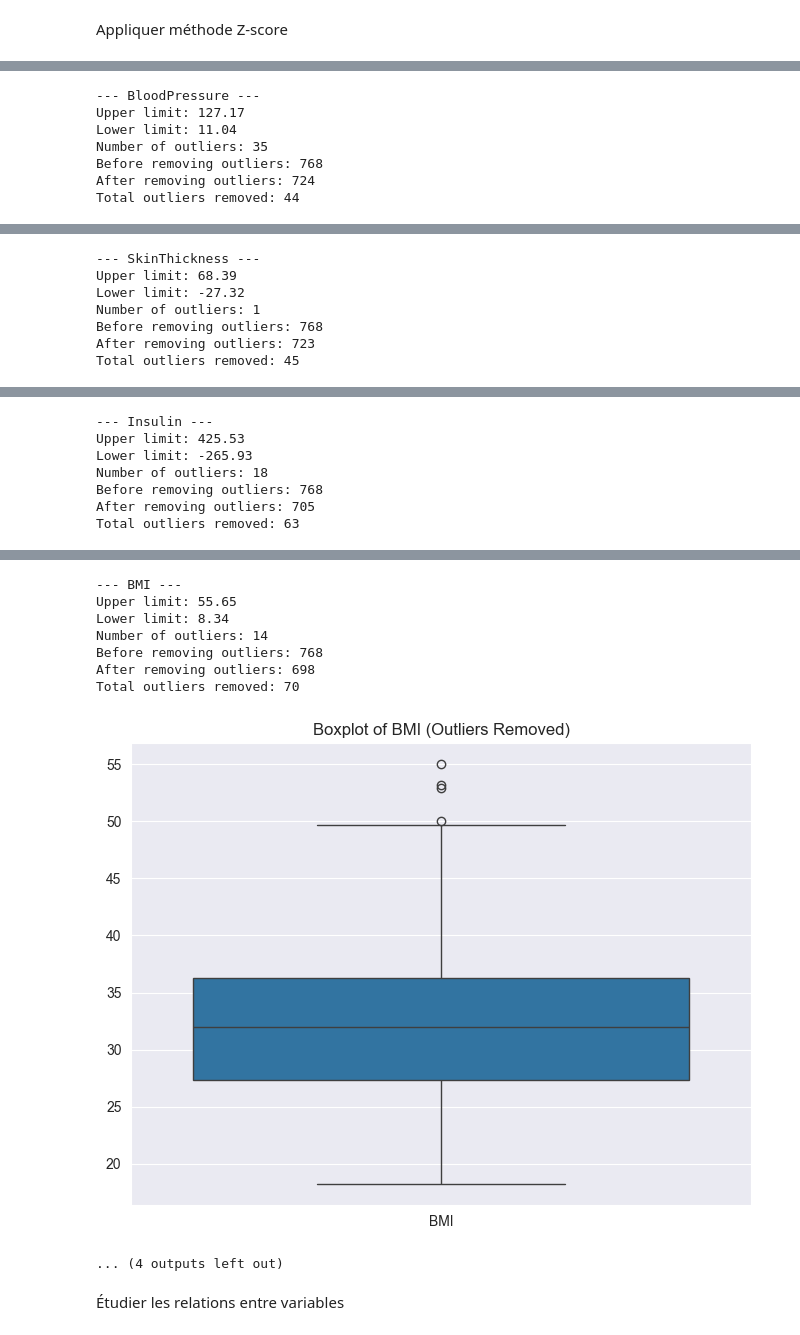
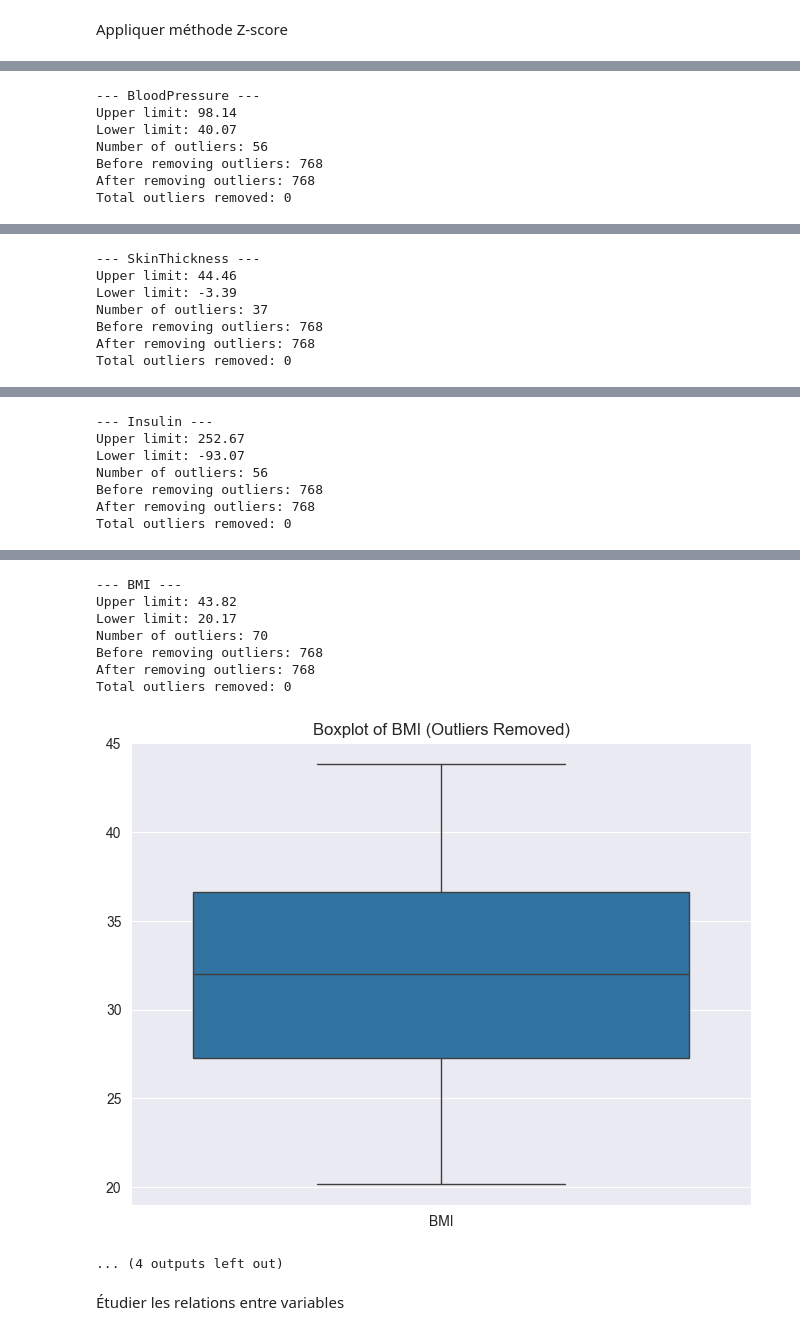
Before and after one commit to YounessBoumeshouli/Analyse_et_Pr-diction_du_Risque_de_Diab-te, a Jupyter notebook: main.ipynb, the cells around one changed output, grey strips where cells are left out. Drawn from its saved outputs; the diff is of its cells as text; code cells hidden in the pictures.

```diff
--- a/main.ipynb
+++ b/main.ipynb
@@ -224,12 +224,3 @@ dtype: int64
  ## Détecter outliers avec boîte à moustaches
 # %% [markdown]
 Appliquer méthode IQR pour détecter outliers
-# %%
-IQRs = {}
-for col in df_imputed.columns:
-    Q1 = df[col].quantile(0.25)
-    Q3 = df[col].quantile(0.75)
-    IQR = Q3 - Q1
-    outliers = df[(df[col] < Q1 - 3*IQR) | (df[col] > Q3 + 3*IQR)]
-    print(f'Outliers dans {col}:')
-    print(outliers[[col]])
@@ -254,8 +226,0 @@ Index: []
-# %%
-import seaborn
-
-for col in df_imputed.columns:
-    plt.figure(figsize=(3,2))
-    sns.boxplot(x=df[col])
-    plt.title(f'Boxplot of {col}')
-    plt.show()
@@ -277,14 +233,15 @@ import matplotlib.pyplot as plt
 df_cleaned = df_imputed.copy()
 
 for col in df_imputed.columns:
-    upper_limit = df_imputed[col].mean() + 3 * df_imputed[col].std()
-    lower_limit = df_imputed[col].mean() - 3 * df_imputed[col].std()
+    upper_limit = df_imputed[col].mean() + 1.5 * df_imputed[col].std()
+    lower_limit = df_imputed[col].mean() - 1.5 * df_imputed[col].std()
     print(f'\n--- {col} ---')
     print(f'Upper limit: {upper_limit:.2f}')
     print(f'Lower limit: {lower_limit:.2f}')
     outliers = df_imputed.loc[(df_imputed[col] > upper_limit) | (df_imputed[col] < lower_limit)]
     print(f'Number of outliers: {len(outliers)}')
-    df_cleaned = df_cleaned.loc[(df_cleaned[col] <= upper_limit) & (df_cleaned[col] >= lower_limit)]
+    df_cleaned[col] = np.clip(df_cleaned[col], lower_limit, upper_limit)
+    # df_cleaned = df_cleaned.loc[(df_cleaned[col] <= upper_limit) & (df_cleaned[col] >= lower_limit)]
     print(f'Before removing outliers: {len(df_imputed)}')
     print(f'After removing outliers: {len(df_cleaned)}')
     print(f'Total outliers removed: {len(df_imputed) - len(df_cleaned)}')
@@ -312,7 +269,7 @@ Total outliers removed: 9
 --- BloodPressure ---
-Upper limit: 127.17
-Lower limit: 11.04
-Number of outliers: 35
+Upper limit: 98.14
+Lower limit: 40.07
+Number of outliers: 56
 Before removing outliers: 768
-After removing outliers: 724
-Total outliers removed: 44
+After removing outliers: 768
+Total outliers removed: 0
@@ -320,7 +277,7 @@ Total outliers removed: 44
 --- SkinThickness ---
-Upper limit: 68.39
-Lower limit: -27.32
-Number of outliers: 1
+Upper limit: 44.46
+Lower limit: -3.39
+Number of outliers: 37
 Before removing outliers: 768
-After removing outliers: 723
-Total outliers removed: 45
+After removing outliers: 768
+Total outliers removed: 0
@@ -328,7 +285,7 @@ Total outliers removed: 45
 --- Insulin ---
-Upper limit: 425.53
-Lower limit: -265.93
-Number of outliers: 18
+Upper limit: 252.67
+Lower limit: -93.07
+Number of outliers: 56
 Before removing outliers: 768
-After removing outliers: 705
-Total outliers removed: 63
+After removing outliers: 768
+Total outliers removed: 0
@@ -336,11 +293,11 @@ Total outliers removed: 63
 --- BMI ---
-Upper limit: 55.65
-Lower limit: 8.34
-Number of outliers: 14
+Upper limit: 43.82
+Lower limit: 20.17
+Number of outliers: 70
 Before removing outliers: 768
-After removing outliers: 698
-Total outliers removed: 70
+After removing outliers: 768
+Total outliers removed: 0
-[figure, old version]
+[figure, new version]
 ... (4 outputs left out)
 # %% [markdown]
 Étudier les relations entre variables
```
Also changed, not shown: parts of 12 cells of this notebook.
